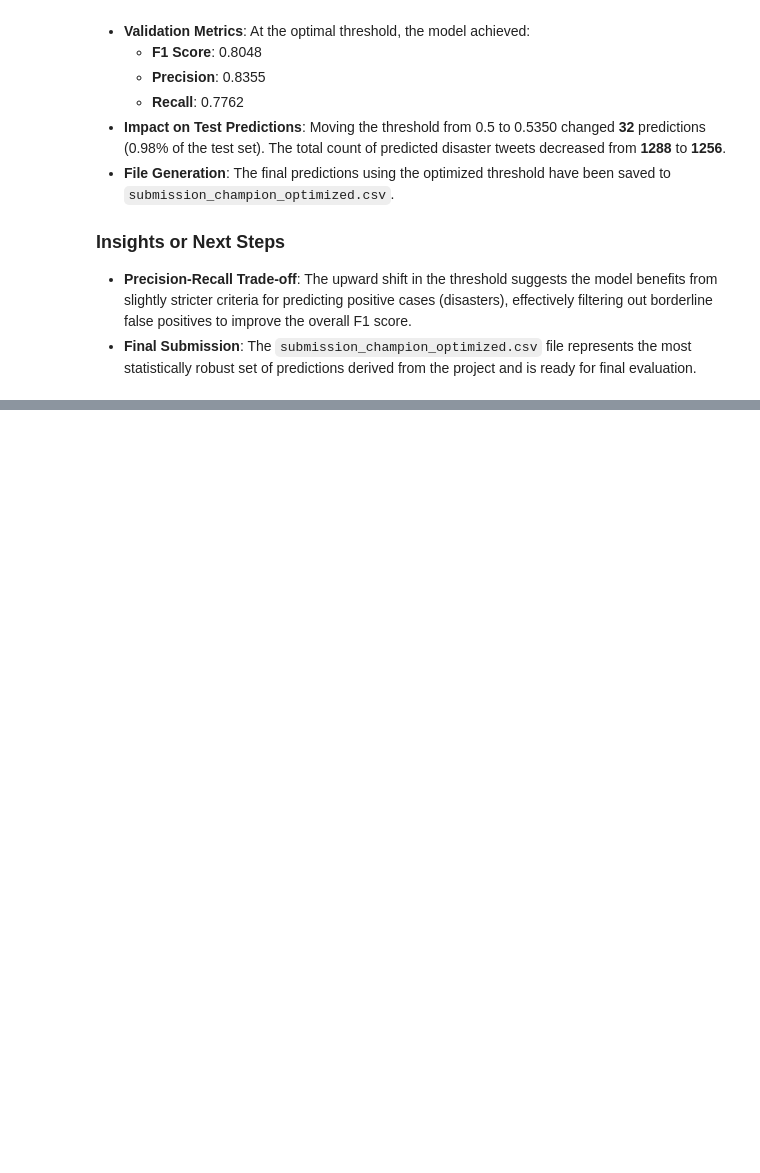
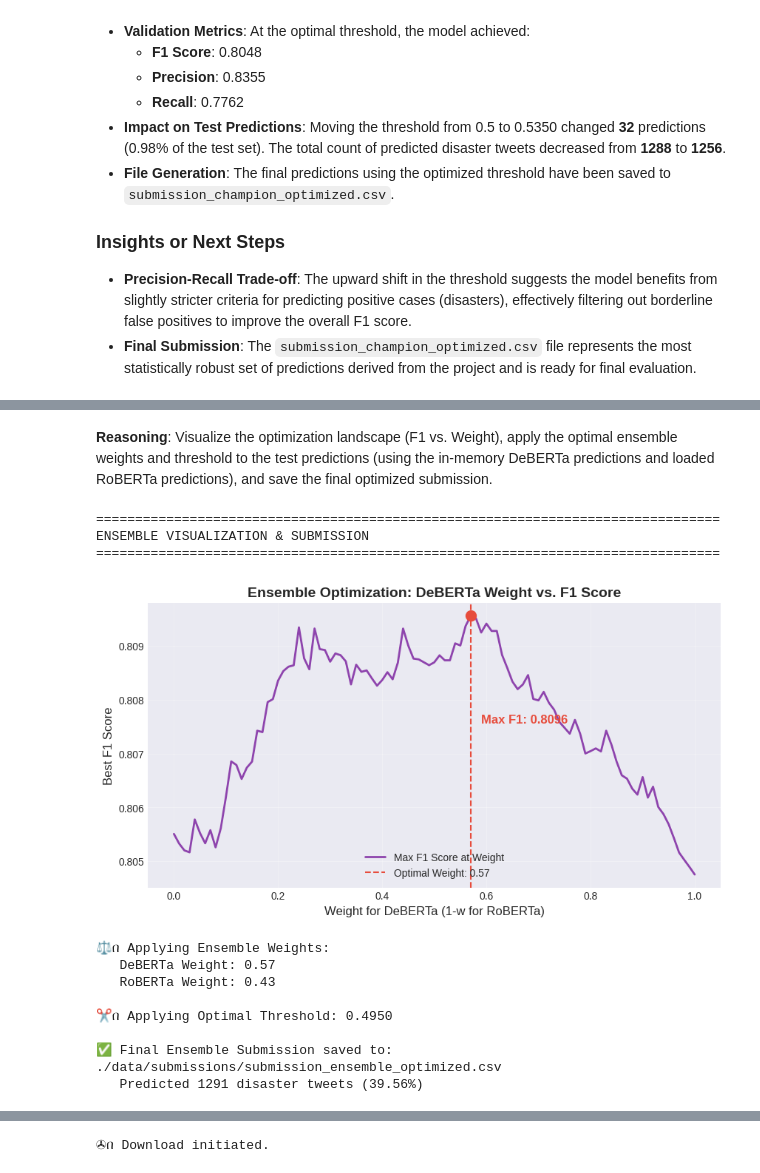
Before and after one commit to RockDeng110/Natural-Language-Processing-with-Disaster-Tweets, a Jupyter notebook: notebooks/00_complete_workflow_simple.ipynb, the cells around one changed output, grey strips where cells are left out. Cells and saved outputs as stored; diff of their text form; code cells hidden in the pictures; blank space fills up the shorter version.

Commit message:
Implement Ensemble Optimization

```diff
--- a/notebooks/00_complete_workflow_simple.ipynb
+++ b/notebooks/00_complete_workflow_simple.ipynb
@@ -3611,0 +4038,74 @@ The analysis determined that the optimal probability threshold is **0.5350**. At
+# %% [markdown]
+**Reasoning**:
+Visualize the optimization landscape (F1 vs. Weight), apply the optimal ensemble weights and threshold to the test predictions (using the in-memory DeBERTa predictions and loaded RoBERTa predictions), and save the final optimized submission.
+# %%
+import matplotlib.pyplot as plt
+import pandas as pd
+import numpy as np
+from google.colab import files
+
+print("=" * 80)
+print("ENSEMBLE VISUALIZATION & SUBMISSION")
+print("=" * 80)
+
+# 1. Visualize Weight vs F1 Score
+plt.figure(figsize=(10, 5))
+plt.plot(weights, weight_scores, label='Max F1 Score at Weight', color='#8e44ad', linewidth=2)
+plt.axvline(best_w, color='#e74c3c', linestyle='--', label=f'Optimal Weight: {best_w:.2f}')
+plt.scatter(best_w, best_f1, color='#e74c3c', s=100, zorder=5)
+plt.text(best_w + 0.02, best_f1 - 0.002, f'Max F1: {best_f1:.4f}', fontsize=12, fontweight='bold', color='#e74c3c')
+
+plt.title('Ensemble Optimization: DeBERTa Weight vs. F1 Score', fontsize=14, fontweight='bold')
+plt.xlabel('Weight for DeBERTa (1-w for RoBERTa)', fontsize=12)
+plt.ylabel('Best F1 Score', fontsize=12)
+plt.legend(loc='lower center')
+plt.grid(True, alpha=0.3)
+plt.show()
+
+# 2. Load RoBERTa Test Predictions
+test_preds_roberta_df = pd.read_csv('./data/submissions/test_preds_roberta.csv')
+prob_roberta_test = test_preds_roberta_df['pred_prob'].values
+
+# 3. Combine Test Predictions
+# Note: test_preds_accumulated (DeBERTa) is assumed to be in memory from the previous CV step
+print(f"\n⚖በ Applying Ensemble Weights:\n   DeBERTa Weight: {best_w:.2f}\n   RoBERTa Weight: {1 - best_w:.2f}")
+
+final_test_prob = best_w * test_preds_accumulated + (1 - best_w) * prob_roberta_test
+
+# 4. Apply Threshold
+print(f"\n✂በ Applying Optimal Threshold: {best_t:.4f}")
+final_preds = (final_test_prob > best_t).astype(int)
+
+# 5. Save Submission
+submission_ensemble = pd.DataFrame({
+    'id': test_preds_roberta_df['id'],
+    'target': final_preds
+})
+
+output_file = './data/submissions/submission_ensemble_optimized.csv'
+submission_ensemble.to_csv(output_file, index=False)
+print(f"\n✅ Final Ensemble Submission saved to: {output_file}")
+
+# 6. Summary Stats
+num_disaster = np.sum(final_preds)
+print(f"   Predicted {num_disaster} disaster tweets ({num_disaster/len(final_preds):.2%})")
+
+# 7. Download
+try:
+    files.download(output_file)
+    print("✇በ Download initiated.")
+except Exception as e:
+    print(f"   (Download skipped: {e})")
+# %% [output]
+================================================================================
+ENSEMBLE VISUALIZATION & SUBMISSION
+================================================================================
+[figure, added]
+⚖በ Applying Ensemble Weights:
+   DeBERTa Weight: 0.57
+   RoBERTa Weight: 0.43
+
+✂በ Applying Optimal Threshold: 0.4950
+
+✅ Final Ensemble Submission saved to: ./data/submissions/submission_ensemble_optimized.csv
+   Predicted 1291 disaster tweets (39.56%)
@@ -3611,0 +4114 @@ The analysis determined that the optimal probability threshold is **0.5350**. At
+✇በ Download initiated.
```
Also changed, not shown: parts of 11 cells of this notebook.
